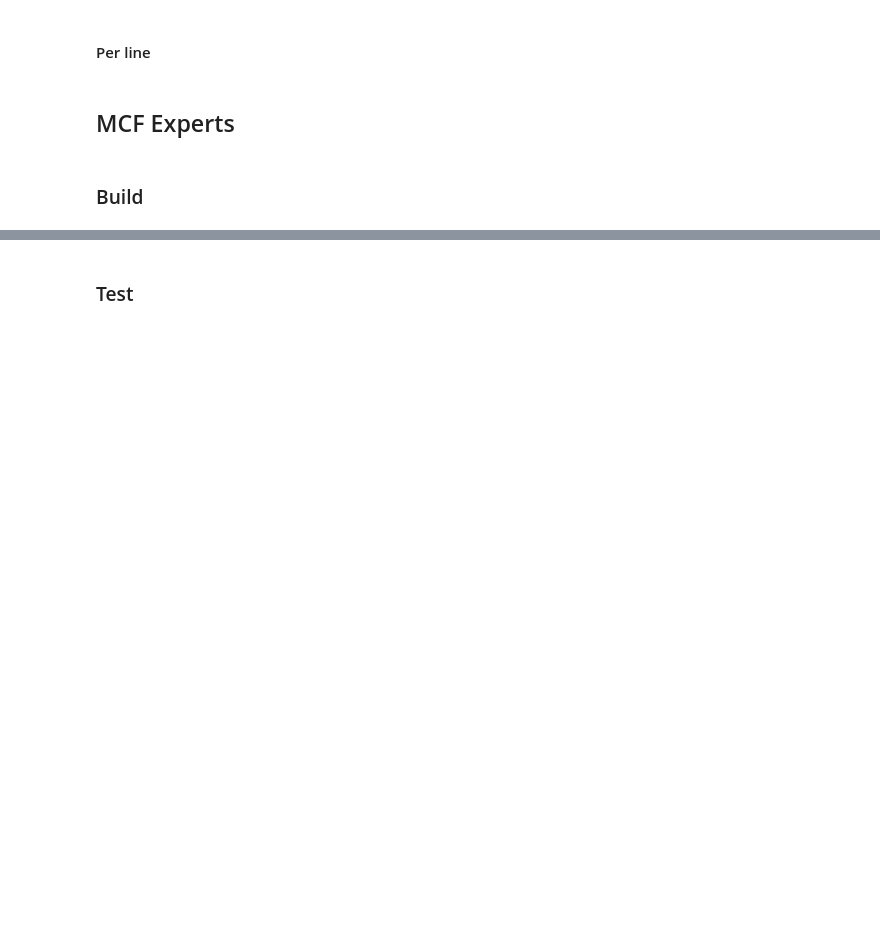
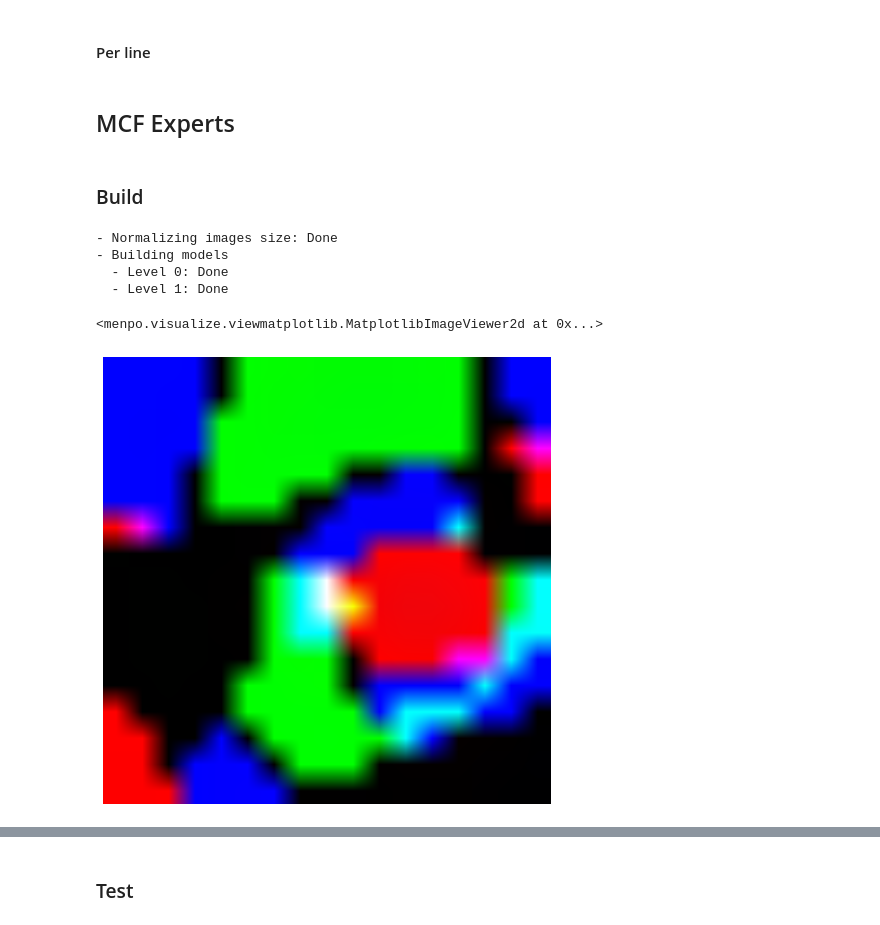
Before and after one commit to VLAM3D/alabortcvpr2015, a Jupyter notebook: notebooks/AlabortCVPR2015.ipynb, the cells around one changed output, grey strips where cells are left out. Saved outputs shown, nothing was run; the diff lists cells and outputs as text; code cells hidden in the pictures; blank space fills up the shorter version.

```diff
--- a/notebooks/AlabortCVPR2015.ipynb
+++ b/notebooks/AlabortCVPR2015.ipynb
@@ -25,11 +25,11 @@ from alabortcvpr2015.clm.classifier import MCF
 # %%
 training_images = []
 for i in mio.import_images('/data/PhD/DataBases/faces/lfpw/trainset/', verbose=True,
-                           max_images=100):
+                           max_images=None):
 
-    i = i.rescale_landmarks_to_diagonal_range(200)
+    i = i.rescale_landmarks_to_diagonal_range(100)
     i.crop_to_landmarks_proportion_inplace(0.5)
     labeller(i, 'PTS', ibug_face_66)
-    if i.n_channels == 3:
-        i = i.as_greyscale(mode='average')
+#     if i.n_channels == 3:
+#         i = i.as_greyscale(mode='average')
     training_images.append(i)
@@ -243,0 +248,22 @@ clm = builder.build(training_images, group='ibug_face_66', verbose=True)
+# %%
+from alabortcvpr2015.correlationfilters import learn_deep_cf, learn_mccf
+
+builder = CLMBuilder(context_shape=(101, 101), filter_shape=(17, 17),
+                     features=no_op, diagonal=100, covariance=3,
+                     scale_shapes=False, scales=(1, .5))
+
+clm, clfs = builder.build(training_images[:50], group='ibug_face_66', verbose=True,
+                          learn_filter=learn_mccf, l=0.1)
+# %% [output]
+- Normalizing images size: Done
+- Building models
+  - Level 0: Done
+  - Level 1: Done
+# %%
+ensemble = clm.classifiers[0]
+i = test_images[0]
+# %%
+Image(ensemble._filter_ensemble[45]).view()
+# %% [output]
+<menpo.visualize.viewmatplotlib.MatplotlibImageViewer2d at 0x...>
+[figure, added]
```
Also changed, not shown: parts of 17 cells of this notebook, 1 other file.
